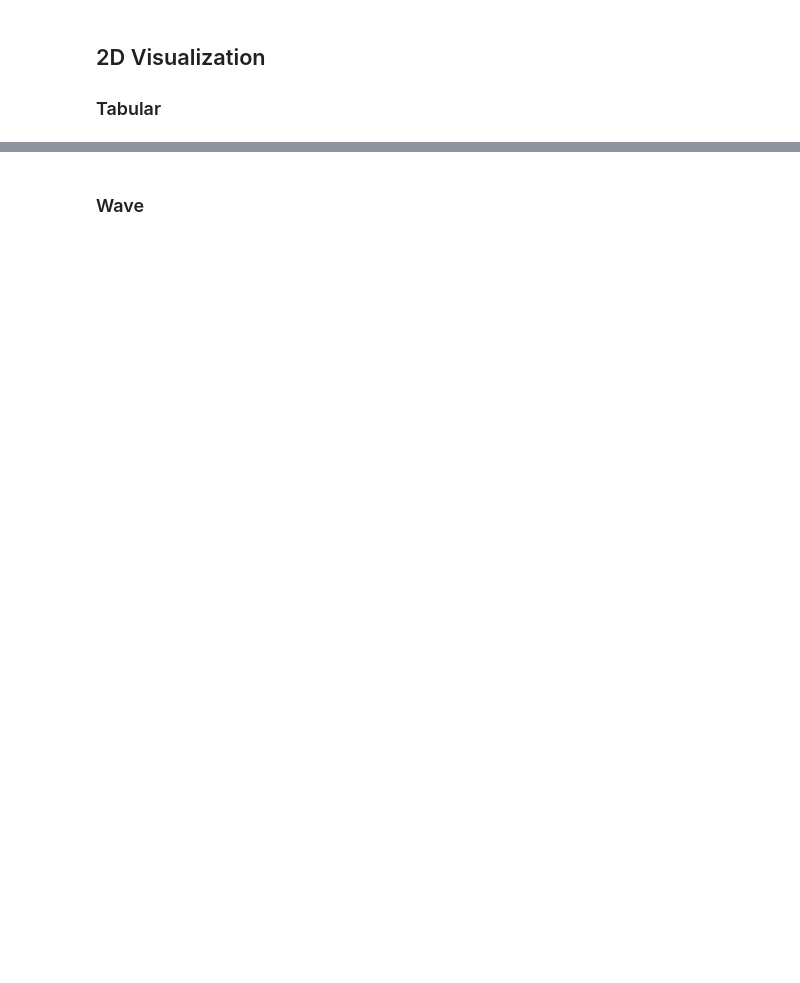
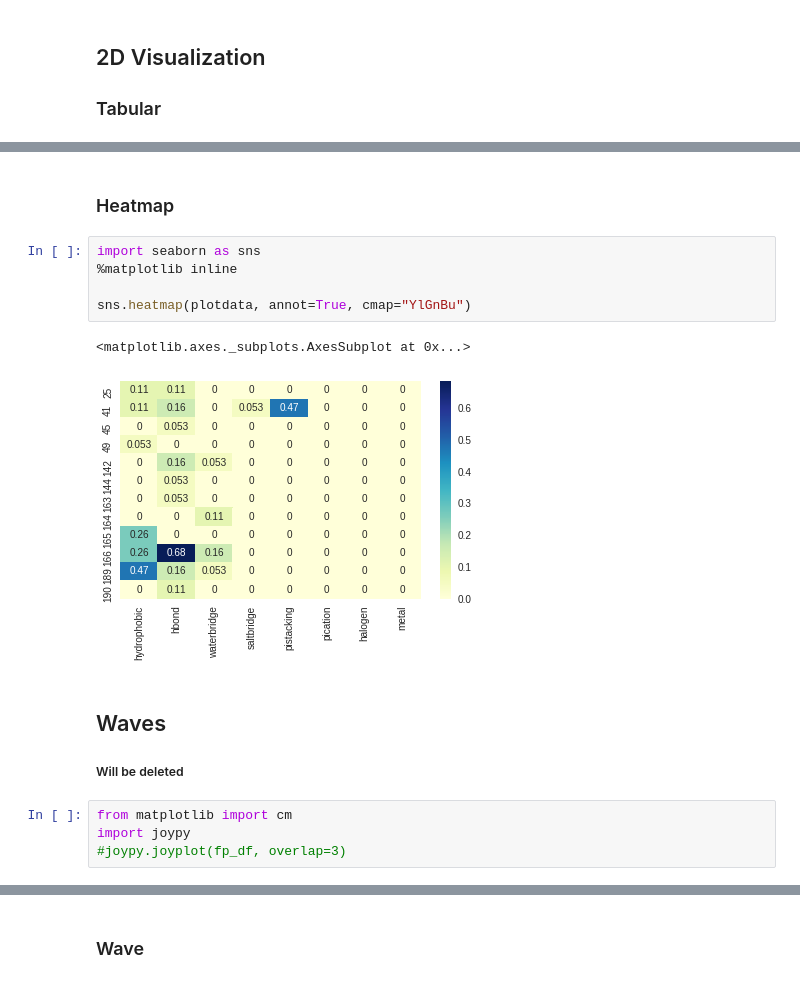
Before and after one commit to volkamerlab/plipify, a Jupyter notebook: plipify/Plipify.ipynb, the cells around one changed output, grey strips where cells are left out. Cells and saved outputs as stored; diff of their text form; blank space fills up the shorter version.

```diff
--- a/plipify/Plipify.ipynb
+++ b/plipify/Plipify.ipynb
@@ -191,0 +209,17 @@ frequency_fingerprint(structure_folder, name_file, residues)
+# %% [markdown]
+### Heatmap
+# %%
+import seaborn as sns
+%matplotlib inline
+
+sns.heatmap(plotdata, annot=True, cmap="YlGnBu")
+# %% [output]
+<matplotlib.axes._subplots.AxesSubplot at 0x...>
+[figure, added]
+# %% [markdown]
+## Waves
+##### Will be deleted
+# %%
+from matplotlib import cm
+import joypy
+#joypy.joyplot(fp_df, overlap=3)
```
Also changed, not shown: parts of 61 cells of this notebook.
